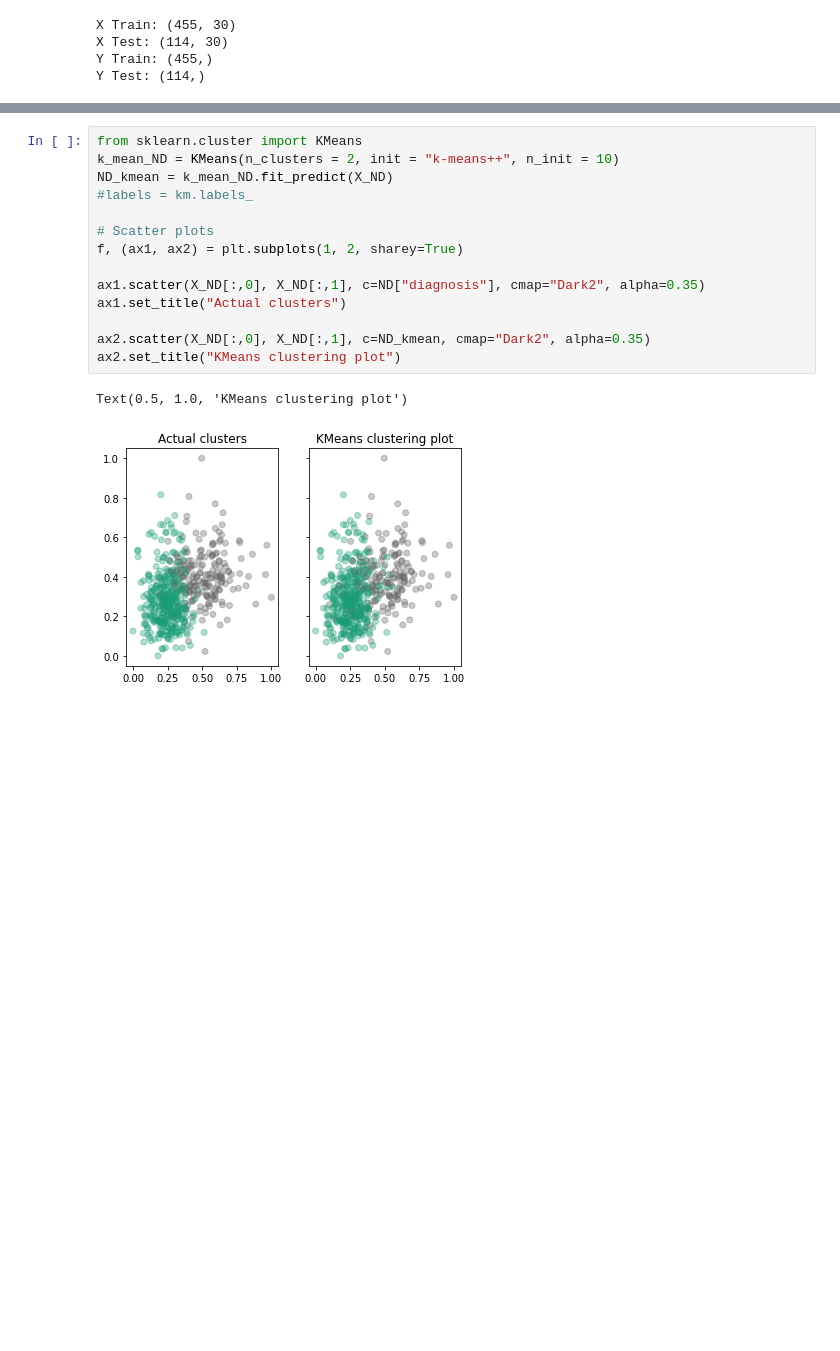
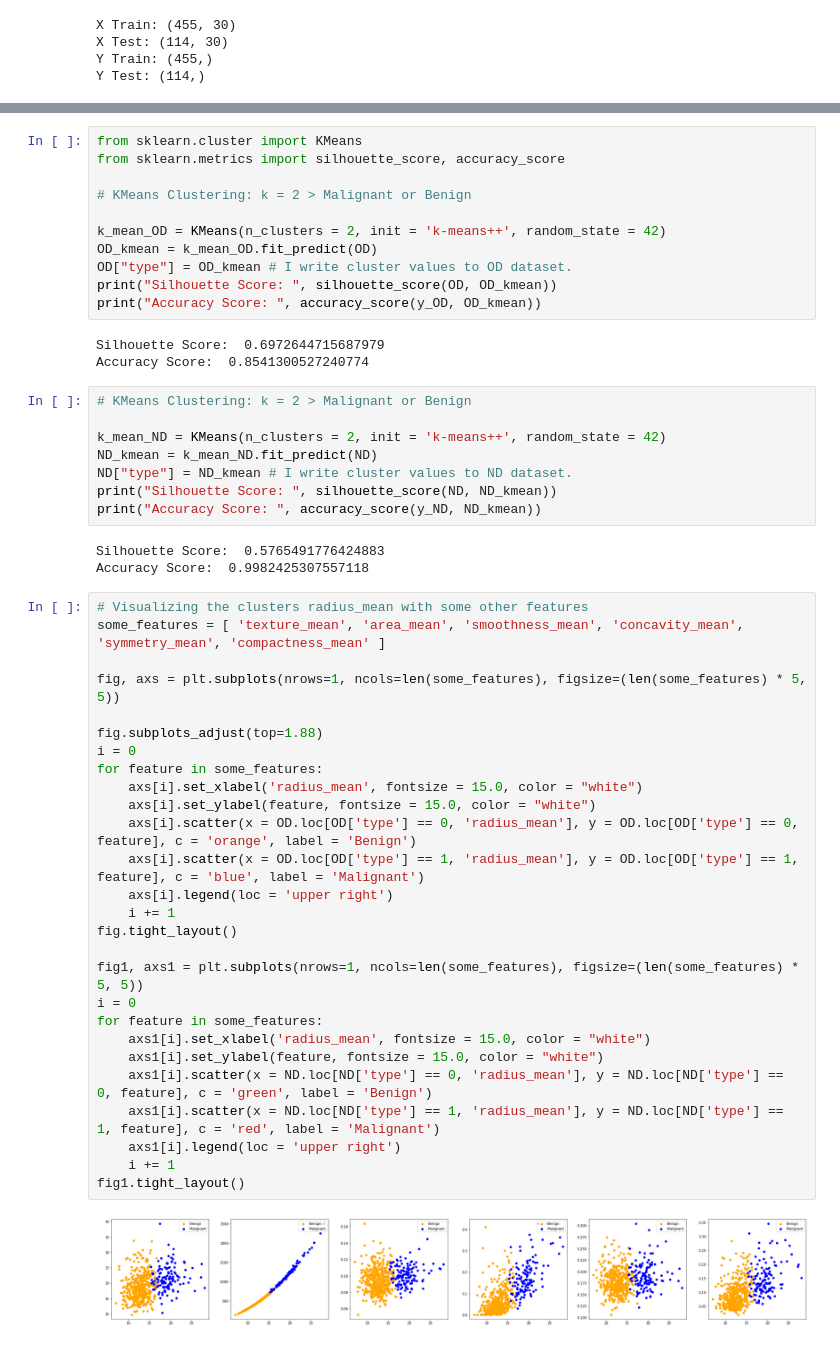
Before and after one commit to BeratKARATAS53/Data-Intensive-Applications-Assignments, a Jupyter notebook: Assignment2/21527142_hw2.ipynb, the cells around one changed output, grey strips where cells are left out. Cells and saved outputs as stored; diff of their text form; blank space fills up the shorter version.

```diff
--- a/Assignment2/21527142_hw2.ipynb
+++ b/Assignment2/21527142_hw2.ipynb
@@ -174,17 +160,54 @@ Y Test: (114,)
-# %%
-from sklearn.cluster import KMeans
-k_mean_ND = KMeans(n_clusters = 2, init = "k-means++", n_init = 10)
-ND_kmean = k_mean_ND.fit_predict(X_ND)
-#labels = km.labels_
-
-# Scatter plots
-f, (ax1, ax2) = plt.subplots(1, 2, sharey=True)
-
-ax1.scatter(X_ND[:,0], X_ND[:,1], c=ND["diagnosis"], cmap="Dark2", alpha=0.35)
-ax1.set_title("Actual clusters")
-
-ax2.scatter(X_ND[:,0], X_ND[:,1], c=ND_kmean, cmap="Dark2", alpha=0.35)
-ax2.set_title("KMeans clustering plot")
-# %% [output]
-Text(0.5, 1.0, 'KMeans clustering plot')
-[figure, removed]
+# %%
+from sklearn.cluster import KMeans
+from sklearn.metrics import silhouette_score, accuracy_score
+
+# KMeans Clustering: k = 2 > Malignant or Benign
+
+k_mean_OD = KMeans(n_clusters = 2, init = 'k-means++', random_state = 42)
+OD_kmean = k_mean_OD.fit_predict(OD)
+OD["type"] = OD_kmean # I write cluster values to OD dataset.
+print("Silhouette Score: ", silhouette_score(OD, OD_kmean))
+print("Accuracy Score: ", accuracy_score(y_OD, OD_kmean))
+# %% [output]
+Silhouette Score:  0.6972644715687979
+Accuracy Score:  0.8541300527240774
+# %%
+# KMeans Clustering: k = 2 > Malignant or Benign
+
+k_mean_ND = KMeans(n_clusters = 2, init = 'k-means++', random_state = 42)
+ND_kmean = k_mean_ND.fit_predict(ND)
+ND["type"] = ND_kmean # I write cluster values to ND dataset.
+print("Silhouette Score: ", silhouette_score(ND, ND_kmean))
+print("Accuracy Score: ", accuracy_score(y_ND, ND_kmean))
+# %% [output]
+Silhouette Score:  0.5765491776424883
+Accuracy Score:  0.9982425307557118
+# %%
+# Visualizing the clusters radius_mean with some other features
+some_features = [ 'texture_mean', 'area_mean', 'smoothness_mean', 'concavity_mean', 'symmetry_mean', 'compactness_mean' ]
+
+fig, axs = plt.subplots(nrows=1, ncols=len(some_features), figsize=(len(some_features) * 5, 5))
+
+fig.subplots_adjust(top=1.88)
+i = 0
+for feature in some_features:
+    axs[i].set_xlabel('radius_mean', fontsize = 15.0, color = "white")
+    axs[i].set_ylabel(feature, fontsize = 15.0, color = "white")
+    axs[i].scatter(x = OD.loc[OD['type'] == 0, 'radius_mean'], y = OD.loc[OD['type'] == 0, feature], c = 'orange', label = 'Benign')
+    axs[i].scatter(x = OD.loc[OD['type'] == 1, 'radius_mean'], y = OD.loc[OD['type'] == 1, feature], c = 'blue', label = 'Malignant')
+    axs[i].legend(loc = 'upper right')
+    i += 1
+fig.tight_layout()
+
+fig1, axs1 = plt.subplots(nrows=1, ncols=len(some_features), figsize=(len(some_features) * 5, 5))
+i = 0
+for feature in some_features:
+    axs1[i].set_xlabel('radius_mean', fontsize = 15.0, color = "white")
+    axs1[i].set_ylabel(feature, fontsize = 15.0, color = "white")
+    axs1[i].scatter(x = ND.loc[ND['type'] == 0, 'radius_mean'], y = ND.loc[ND['type'] == 0, feature], c = 'green', label = 'Benign')
+    axs1[i].scatter(x = ND.loc[ND['type'] == 1, 'radius_mean'], y = ND.loc[ND['type'] == 1, feature], c = 'red', label = 'Malignant')
+    axs1[i].legend(loc = 'upper right')
+    i += 1
+fig1.tight_layout()
+# %% [output]
+[figure, added]
```
Also changed, not shown: parts of 19 cells of this notebook, 15 other files.
